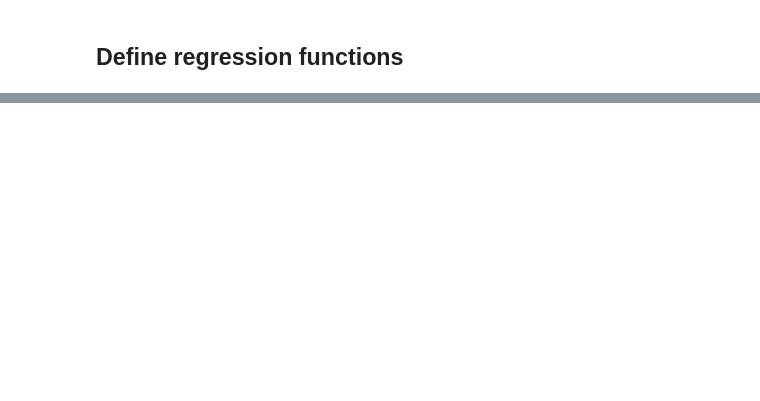
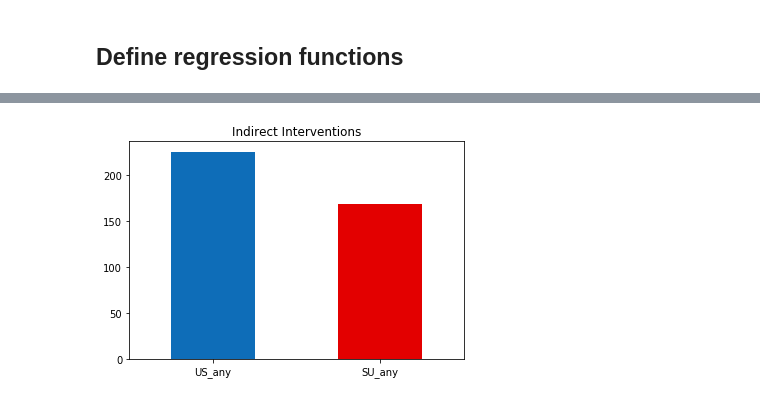
Before and after one commit to Jasper-Koops/Thesis-Cold_War_Interventions, a Jupyter notebook: Thesis.ipynb, the cells around one changed output, grey strips where cells are left out. Saved outputs shown, nothing was run; the diff lists cells and outputs as text; code cells hidden in the pictures; blank space fills up the shorter version.

```diff
--- a/Thesis.ipynb
+++ b/Thesis.ipynb
@@ -250,0 +346,11 @@ Yoon 583)
+# %%
+cw_grouped[[
+    'US_any',
+    'SU_any',
+    ]].sum().plot.bar(
+    color=['#0e6db8', '#E30000', 'g'],
+    rot=0, title='Indirect Interventions',
+)
+plt.savefig('./graphs/barplot_indirect.png')
+# %% [output]
+[figure, added]
```
Also changed, not shown: parts of 83 cells of this notebook.
